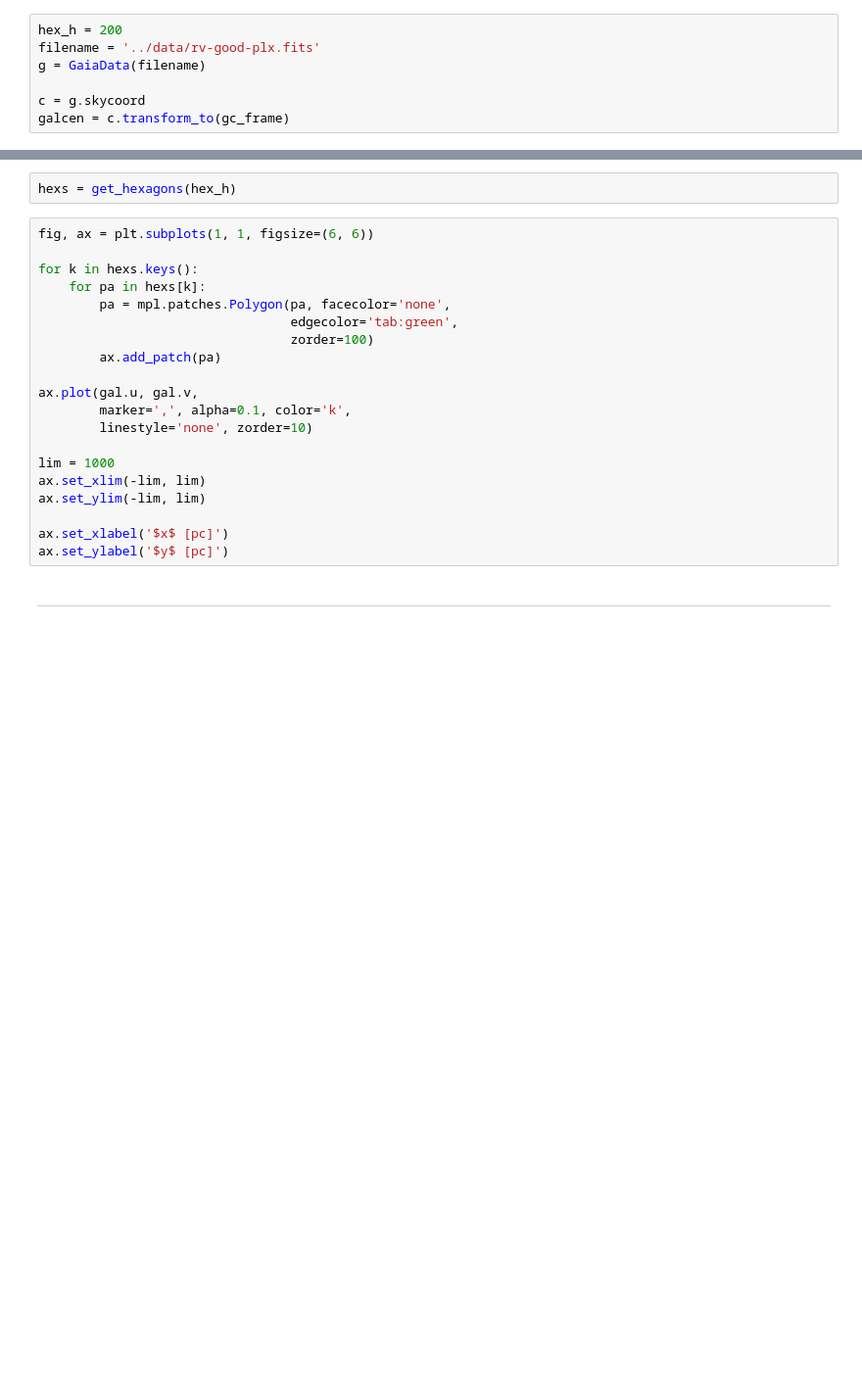
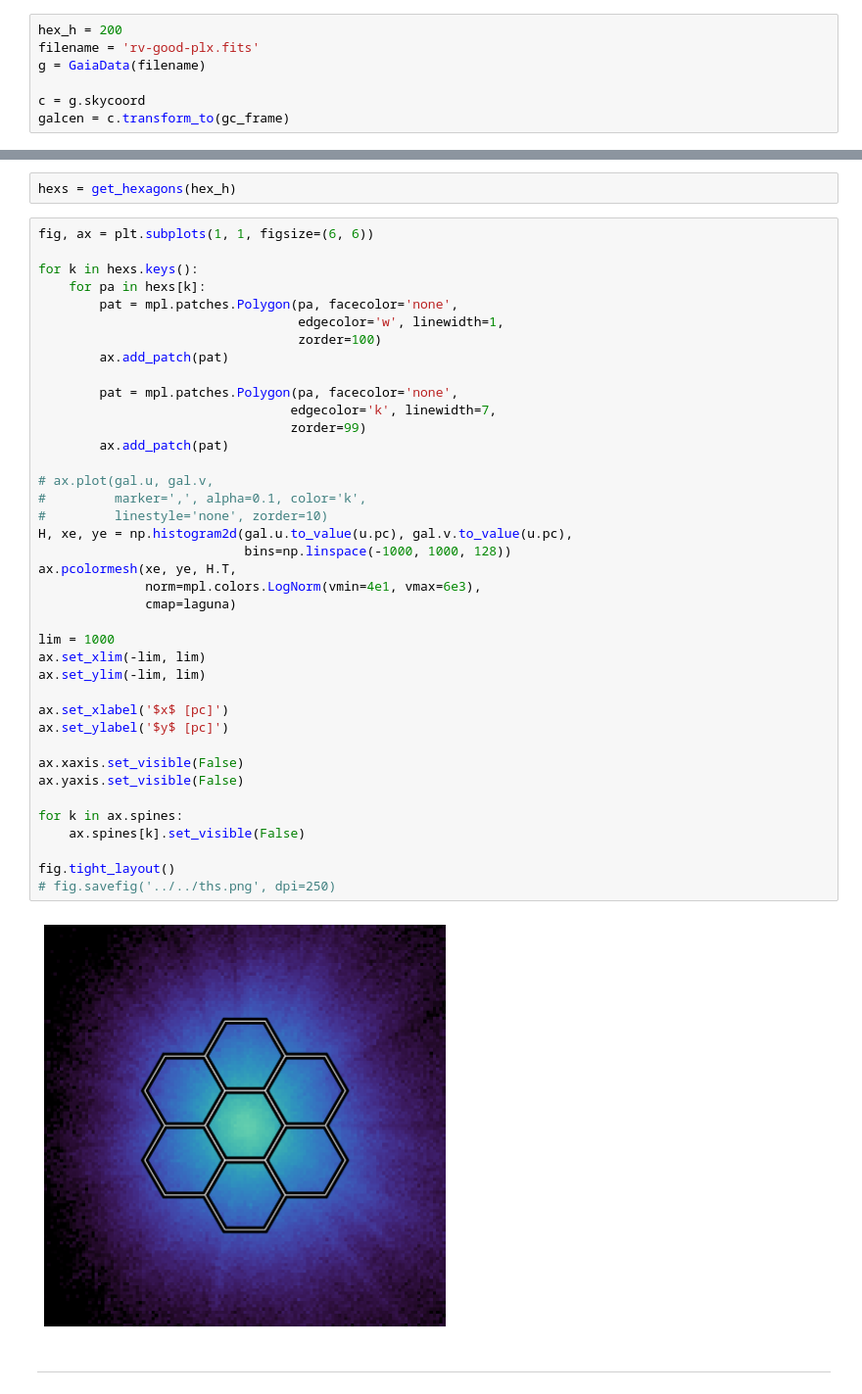
Before and after one commit to davidwhogg/myspace, a Jupyter notebook: notebooks/Stationary-hexagons.ipynb, the cells around one changed output, grey strips where cells are left out. Shown at 98% size. Saved outputs shown, nothing was run; the diff lists cells and outputs as text; blank space fills up the shorter version.

```diff
--- a/notebooks/Stationary-hexagons.ipynb
+++ b/notebooks/Stationary-hexagons.ipynb
@@ -16,7 +17,7 @@ from pyia import GaiaData
 gc_frame = coord.Galactocentric(z_sun=0*u.pc, galcen_distance=8.1*u.kpc)
 # %%
 hex_h = 200
-filename = '../data/rv-good-plx.fits'
+filename = 'rv-good-plx.fits'
 g = GaiaData(filename)
 
 c = g.skycoord
@@ -72,23 +73,44 @@ hexs = get_hexagons(hex_h)
 # %%
 fig, ax = plt.subplots(1, 1, figsize=(6, 6))
 
 for k in hexs.keys():
     for pa in hexs[k]:
-        pa = mpl.patches.Polygon(pa, facecolor='none',
-                                 edgecolor='tab:green',
-                                 zorder=100)
-        ax.add_patch(pa)
+        pat = mpl.patches.Polygon(pa, facecolor='none',
+                                  edgecolor='w', linewidth=1,
+                                  zorder=100)
+        ax.add_patch(pat)
 
-ax.plot(gal.u, gal.v,
-        marker=',', alpha=0.1, color='k',
-        linestyle='none', zorder=10)
+        pat = mpl.patches.Polygon(pa, facecolor='none',
+                                 edgecolor='k', linewidth=7,
+                                 zorder=99)
+        ax.add_patch(pat)
+
+# ax.plot(gal.u, gal.v,
+#         marker=',', alpha=0.1, color='k',
+#         linestyle='none', zorder=10)
+H, xe, ye = np.histogram2d(gal.u.to_value(u.pc), gal.v.to_value(u.pc),
+                           bins=np.linspace(-1000, 1000, 128))
+ax.pcolormesh(xe, ye, H.T,
+              norm=mpl.colors.LogNorm(vmin=4e1, vmax=6e3),
+              cmap=laguna)
 
 lim = 1000
 ax.set_xlim(-lim, lim)
 ax.set_ylim(-lim, lim)
 
 ax.set_xlabel('$x$ [pc]')
 ax.set_ylabel('$y$ [pc]')
+
+ax.xaxis.set_visible(False)
+ax.yaxis.set_visible(False)
+
+for k in ax.spines:
+    ax.spines[k].set_visible(False)
+
+fig.tight_layout()
+# fig.savefig('../../ths.png', dpi=250)
+# %% [output]
+[figure, added]
 # %% [markdown]
 ---
 # %%
```
Also changed, not shown: parts of 30 cells of this notebook.
